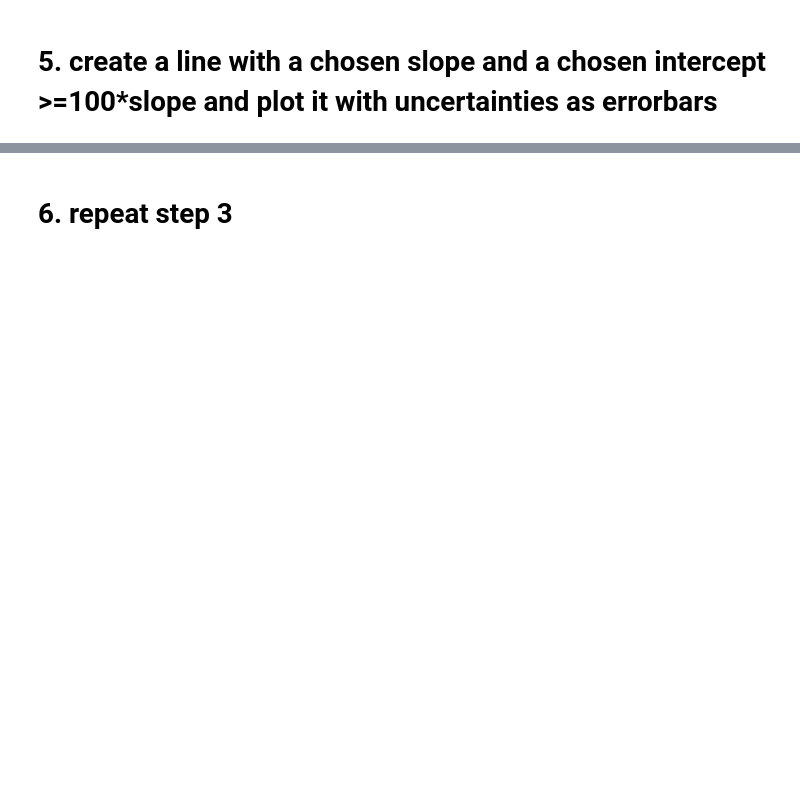
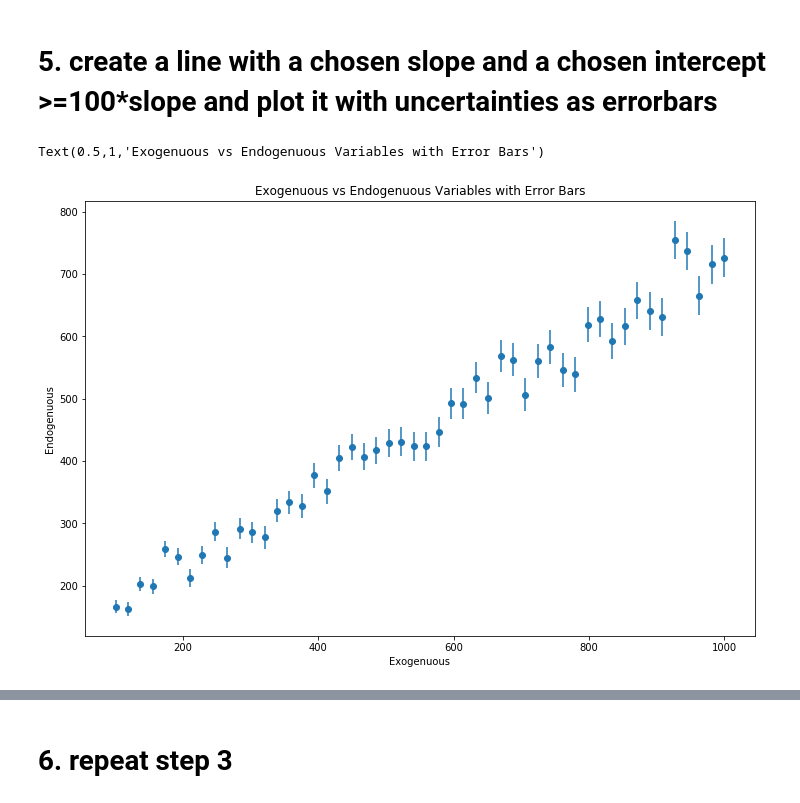
Before and after one commit to meiguan/PUI2018_yg833, a Jupyter notebook: HW9_yg833/Assignment_2_Linear_Regression_Using_Statsmodels.ipynb, the cells around one changed output, grey strips where cells are left out. Drawn from its saved outputs; the diff is of its cells as text; code cells hidden in the pictures; blank space fills up the shorter version.

```diff
--- a/HW9_yg833/Assignment_2_Linear_Regression_Using_Statsmodels.ipynb
+++ b/HW9_yg833/Assignment_2_Linear_Regression_Using_Statsmodels.ipynb
@@ -128,2 +177,17 @@ OLS Regression Results
 # %% [markdown]
 # 5. create a line with a chosen slope and a chosen intercept >=100*slope and plot it with uncertainties as errorbars
+# %%
+## generate a an array of 10 integers between 0 and 100 as rendered in plot from Dr. Bianco
+a2 = 0.625 # slope 6/8 as float
+x2 = np.linspace(100, 1000, 50) # exogenuous variable array of evenly spaced integers
+y2 = line(a2, x2, b=101, errors=errors)
+# %%
+# reference https://matplotlib.org/1.2.1/examples/pylab_examples/errorbar_demo.html
+plt.figure(figsize=(12,8))
+plt.errorbar(x2, y2, yerr=errors(x2), fmt = 'o')
+plt.xlabel('Exogenuous')
+plt.ylabel('Endogenuous')
+plt.title('Exogenuous vs Endogenuous Variables with Error Bars')
+# %% [output]
+Text(0.5,1,'Exogenuous vs Endogenuous Variables with Error Bars')
+[figure, added]
```
Also changed, not shown: parts of 28 cells of this notebook, 1 other file.
